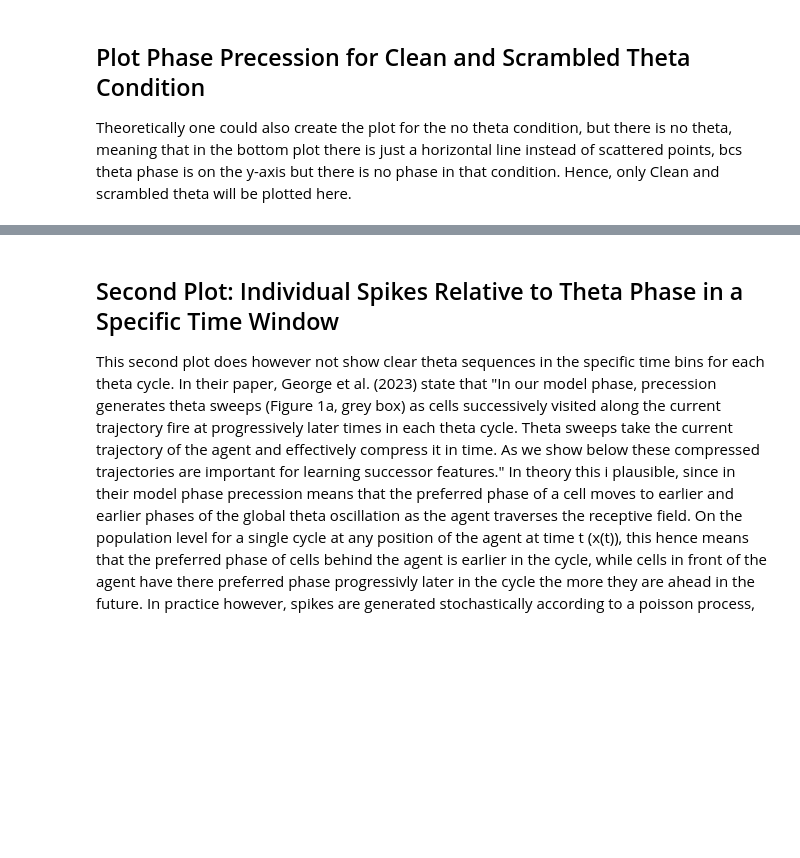
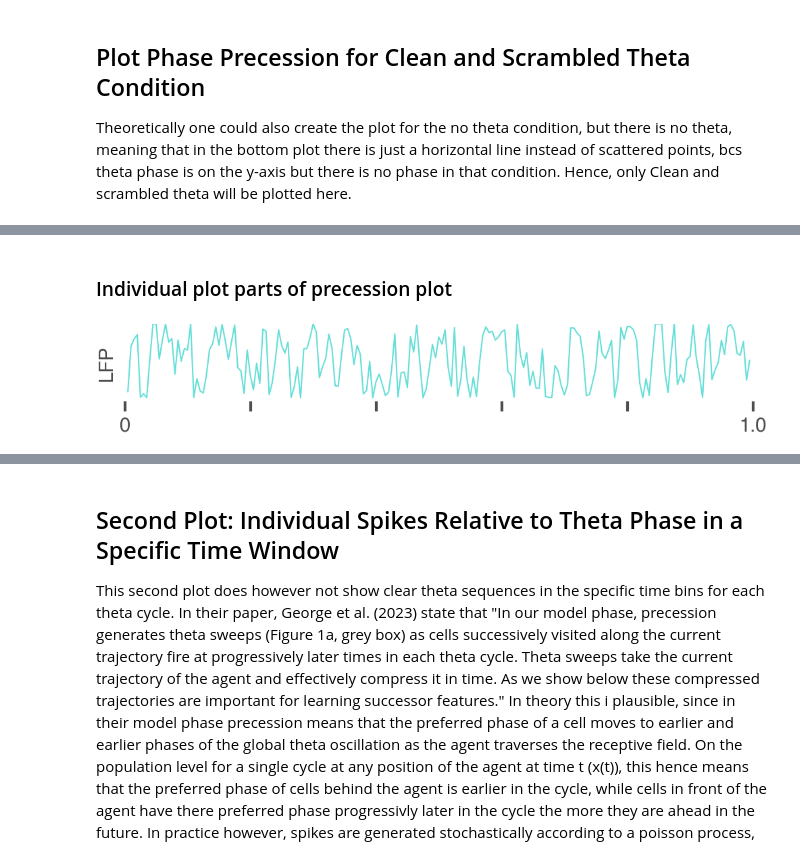
Before and after one commit to LiviaStein1/STDP_Theta, a Jupyter notebook: STDP-SR_scripts/PhasePrecession.ipynb, the cells around one changed output, grey strips where cells are left out. Drawn from its saved outputs; the diff is of its cells as text; code cells hidden in the pictures; blank space fills up the shorter version.

```diff
--- a/STDP-SR_scripts/PhasePrecession.ipynb
+++ b/STDP-SR_scripts/PhasePrecession.ipynb
@@ -363,0 +450,69 @@ plot_sequence_scatter(cond_key = "scrambled", phase_hist= "scrambled", agent=age
+# %% [markdown]
+### Individual plot parts of precession plot
+# %%
+# TOP PLOT: LFP (INTACT OR SCRAMBLED)
+plt.style.use('/Users/liviastein/STDP_Theta-1/ResultPipelines/plot_style.mplstyle')
+
+fig, ax = plt.subplots(figsize=(4,0.5))
+
+phase_hist = "scrambled"
+# define agent to access history data from the STDP run we just did
+agent = agent_p
+
+# Set up the data for plotting
+t_history = agent.history["t"].to_numpy(dtype=float)
+pos_history = np.vstack(agent.history["pos"].to_numpy())  # shape (T,2)
+
+# clean theta phase: not stored as full history in this script -> reconstruct from time
+if phase_hist == "theta":
+    thetaPhase_history = np.mod(2 * np.pi * agent.thetaFreq * t_history, 2*np.pi)
+    phase_hist = thetaPhase_history # we will use this in the top plot to plot the LFP trace
+
+elif phase_hist == "notheta":
+# no theta modulation condition -> flat phase at pi/2 (peak of theta) to show that there is no modulation; adjust as needed if you want a different flat phase
+    thetaPhase_notheta_history = np.full_like(agent.t_history, np.pi/2)
+    phase_hist = thetaPhase_notheta_history # we will use this in the top plot to plot the LFP trace
+
+elif phase_hist == "scrambled":
+# scrambled phase history (stored during scrambled modulation)
+    thetaPhase_scrambled_history = np.asarray(agent.thetaPhase_scrambled_history, dtype=float).reshape(-1)
+    if thetaPhase_scrambled_history.ndim > 1: # .ndim means "number of dimensions" -> if it's more than 1D, we take the first column (assuming shape is (T,1))
+        thetaPhase_scrambled_history = thetaPhase_scrambled_history[:, 0]
+    thetaPhase_scrambled_history = np.mod(thetaPhase_scrambled_history, 2*np.pi) # np.mod ensures all phases are wrapped to [0, 2pi] bcs we want to plot them on a circular axis later
+    phase_hist = thetaPhase_scrambled_history # we will use this in the top plot to plot the LFP trace
+
+# align lengths safely (because we have some time points where scrambled theta is not stored, so we take the min length across all histories to avoid indexing errors)
+n = min(len(t_history), len(pos_history), len(phase_hist))
+t_history = t_history[:n]
+pos_history = pos_history[:n]
+phase_hist = phase_hist[:n]
+
+# SETTINGS MASK LFP PLOT
+t_start_lfp, t_end_lfp = 0.0, 1.0
+mask_t_lfp = (t_history >= t_start_lfp) & (t_history <= t_end_lfp)
+t_win_lfp = t_history[mask_t_lfp]
+x_win_lfp = pos_history[mask_t_lfp, 0]
+
+# TOP PLOT: LFP
+lfp = np.sin(phase_hist[mask_t_lfp])
+ax.plot(t_win_lfp, lfp, color="#66dfd8")
+
+ax.set_xlim(t_start_lfp, t_end_lfp)
+ax.set_ylim(-1.1, 1.0)
+ax.set_ylabel("LFP")
+#ax.set_xlabel("Time (s)")
+#ax.set_title("Scrambled Theta Condition", fontweight='bold', y= 1.1)
+ax.spines["top"].set_visible(False)
+ax.spines["right"].set_visible(False)
+ax.spines["left"].set_visible(False)
+ax.spines["bottom"].set_visible(False)
+ax.set_yticks([])
+ax.set_xticks([])
+ax.set_xticks([0, 0.2, 0.4, 0.6, 0.8, 1.0])
+ax.set_xticklabels(["0", "", "", "", "", "1.0"])
+
+plt.savefig("/Users/liviastein/STDP_Theta-1/Final_Figures/LFPScrambled5KLong.pdf", transparent=True)
+
+plt.show()
+# %% [output]
+[figure, added]
```
Also changed, not shown: parts of 15 cells of this notebook.
